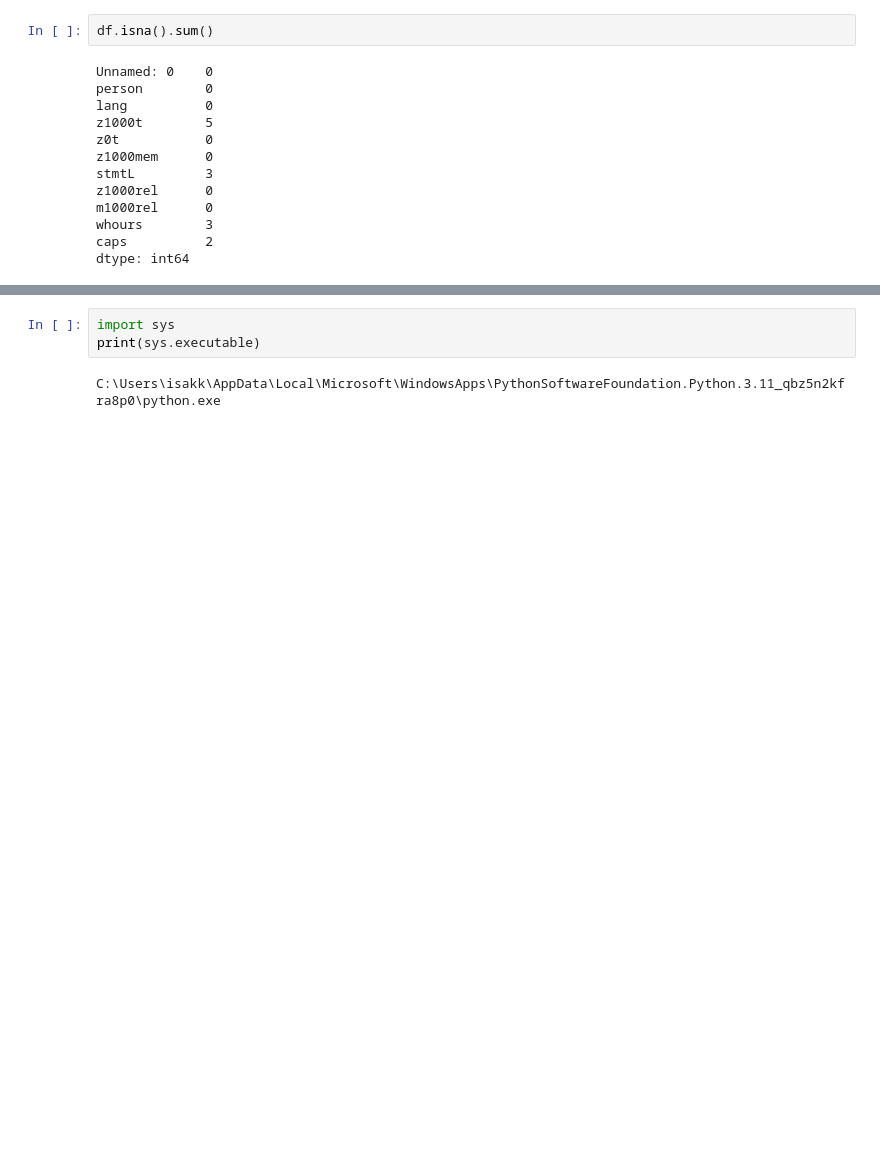
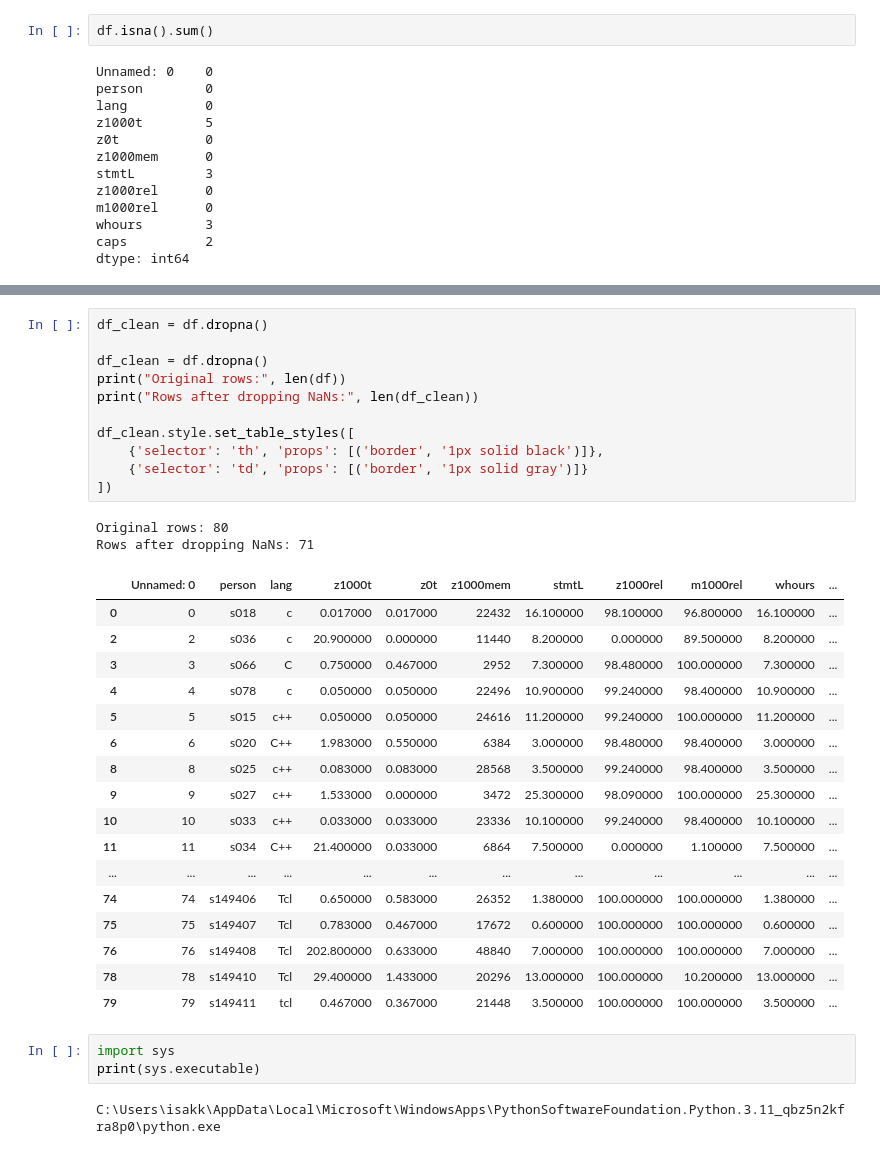
Before and after one commit to Beansak/Forskningsmetodik_assignment3, a Jupyter notebook: analysis.ipynb, the cells around one changed output, grey strips where cells are left out. Cells and saved outputs as stored; diff of their text form; blank space fills up the shorter version.

Commit message:
cleans all rows with Nan

```diff
--- a/analysis.ipynb
+++ b/analysis.ipynb
@@ -67,3 +86,34 @@ dtype: int64
+# %%
+df_clean = df.dropna()
+
+df_clean = df.dropna()
+print("Original rows:", len(df))
+print("Rows after dropping NaNs:", len(df_clean))
+
+df_clean.style.set_table_styles([
+    {'selector': 'th', 'props': [('border', '1px solid black')]},
+    {'selector': 'td', 'props': [('border', '1px solid gray')]}
+])
+# %% [output]
+Original rows: 80
+Rows after dropping NaNs: 71
+|  | Unnamed: 0 | person | lang | z1000t | z0t | z1000mem | stmtL | z1000rel | m1000rel | whours | ... |
+| 0 | 0 | s018 | c | 0.017000 | 0.017000 | 22432 | 16.100000 | 98.100000 | 96.800000 | 16.100000 | ... |
+| 2 | 2 | s036 | c | 20.900000 | 0.000000 | 11440 | 8.200000 | 0.000000 | 89.500000 | 8.200000 | ... |
+| 3 | 3 | s066 | C | 0.750000 | 0.467000 | 2952 | 7.300000 | 98.480000 | 100.000000 | 7.300000 | ... |
+| 4 | 4 | s078 | c | 0.050000 | 0.050000 | 22496 | 10.900000 | 99.240000 | 98.400000 | 10.900000 | ... |
+| 5 | 5 | s015 | c++ | 0.050000 | 0.050000 | 24616 | 11.200000 | 99.240000 | 100.000000 | 11.200000 | ... |
+| 6 | 6 | s020 | C++ | 1.983000 | 0.550000 | 6384 | 3.000000 | 98.480000 | 98.400000 | 3.000000 | ... |
+| 8 | 8 | s025 | c++ | 0.083000 | 0.083000 | 28568 | 3.500000 | 99.240000 | 98.400000 | 3.500000 | ... |
+| 9 | 9 | s027 | c++ | 1.533000 | 0.000000 | 3472 | 25.300000 | 98.090000 | 100.000000 | 25.300000 | ... |
+| 10 | 10 | s033 | c++ | 0.033000 | 0.033000 | 23336 | 10.100000 | 99.240000 | 98.400000 | 10.100000 | ... |
+| 11 | 11 | s034 | C++ | 21.400000 | 0.033000 | 6864 | 7.500000 | 0.000000 | 1.100000 | 7.500000 | ... |
+| ... | ... | ... | ... | ... | ... | ... | ... | ... | ... | ... | ... |
+| 74 | 74 | s149406 | Tcl | 0.650000 | 0.583000 | 26352 | 1.380000 | 100.000000 | 100.000000 | 1.380000 | ... |
+| 75 | 75 | s149407 | Tcl | 0.783000 | 0.467000 | 17672 | 0.600000 | 100.000000 | 100.000000 | 0.600000 | ... |
+| 76 | 76 | s149408 | Tcl | 202.800000 | 0.633000 | 48840 | 7.000000 | 100.000000 | 100.000000 | 7.000000 | ... |
+| 78 | 78 | s149410 | Tcl | 29.400000 | 1.433000 | 20296 | 13.000000 | 100.000000 | 10.200000 | 13.000000 | ... |
+| 79 | 79 | s149411 | tcl | 0.467000 | 0.367000 | 21448 | 3.500000 | 100.000000 | 100.000000 | 3.500000 | ... |
 # %%
 import sys
 print(sys.executable)
```
Also changed, not shown: parts of 2 cells of this notebook.
